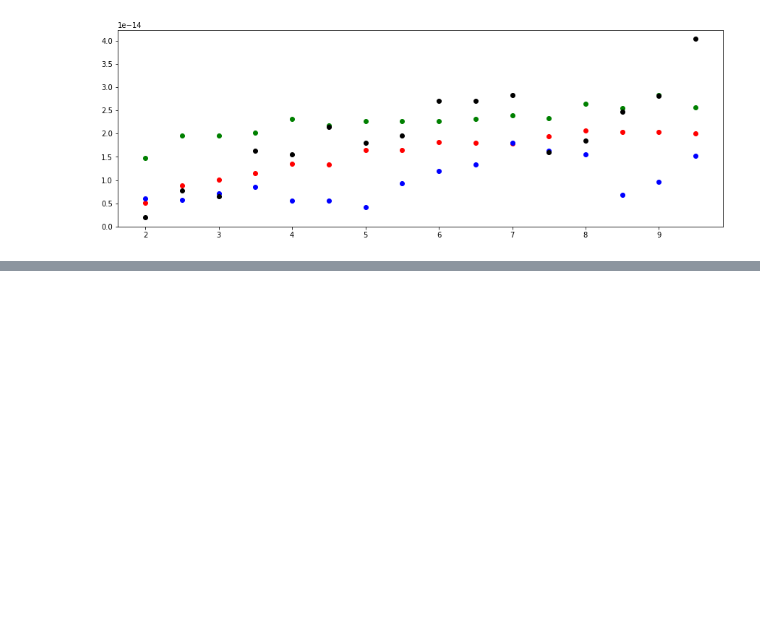
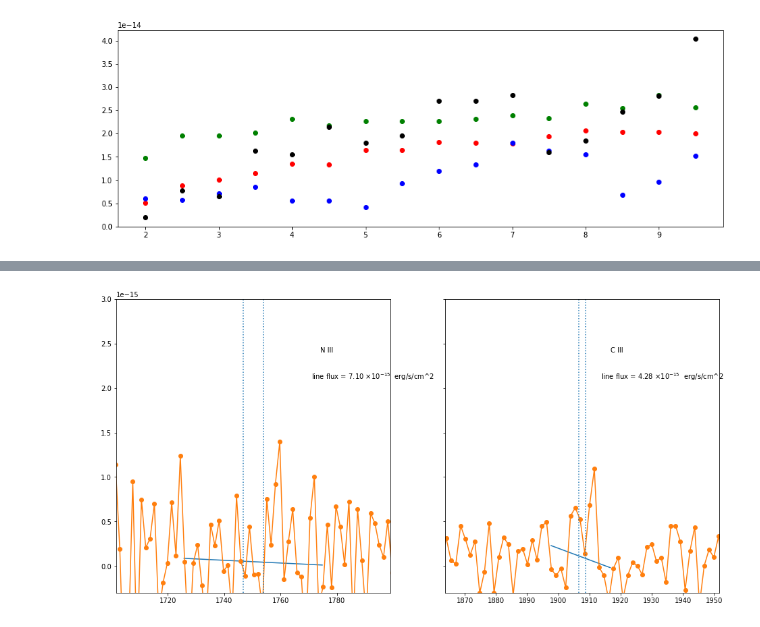
Before and after one commit to Anika019/UV_interaction_SN, a Jupyter notebook: line calculation.ipynb, the cells around one changed output, grey strips where cells are left out. Saved outputs shown, nothing was run; the diff lists cells and outputs as text; code cells hidden in the pictures; blank space fills up the shorter version.

```diff
--- a/line calculation.ipynb
+++ b/line calculation.ipynb
@@ -202,0 +204,22 @@ axes[1,1].set_ylim(-5e-16, 5e-15)
+# %%
+spec = fits.open('./reduced_spectra/2005ip/2005ip_d3042NUV_x1d.fits')
+z = z_dict['2005ip']
+ebv = 0.047
+a_v = 3.1*ebv
+
+wav = spec[1].data['WAVELENGTH'][0]/(1+z)
+flux = spec[1].data['FLUX'][0]
+# %%
+nrows = 1
+ncols = 2
+fig, axes = plt.subplots(nrows = nrows, ncols = ncols, figsize = (8*ncols, 8*nrows), sharey = True)
+
+bound = 20
+emflux = plot_region(axes[0], wav, flux, [ 1746.8,1754.0], linename = 'N III', bound = bound,
+                     xlim =25, ylim = 3e-15)
+
+bound = 8
+emflux = plot_region(axes[1], wav, flux, [ 1906.7, 1908.7], linename = 'C III', bound = bound,
+                     xlim =35, ylim = 3e-15)
+# %% [output]
+[figure, added]
```
Also changed, not shown: parts of 17 cells of this notebook.
